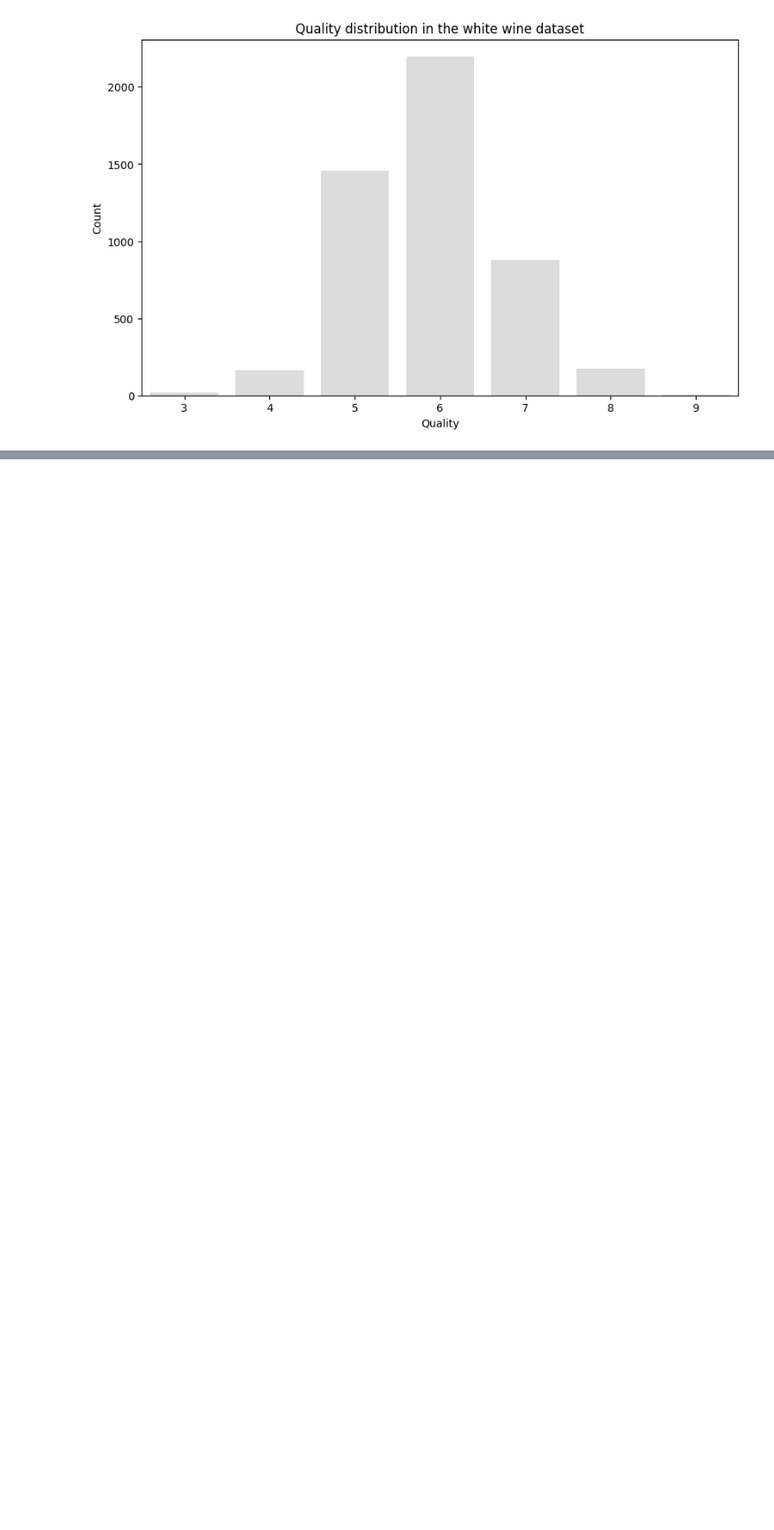
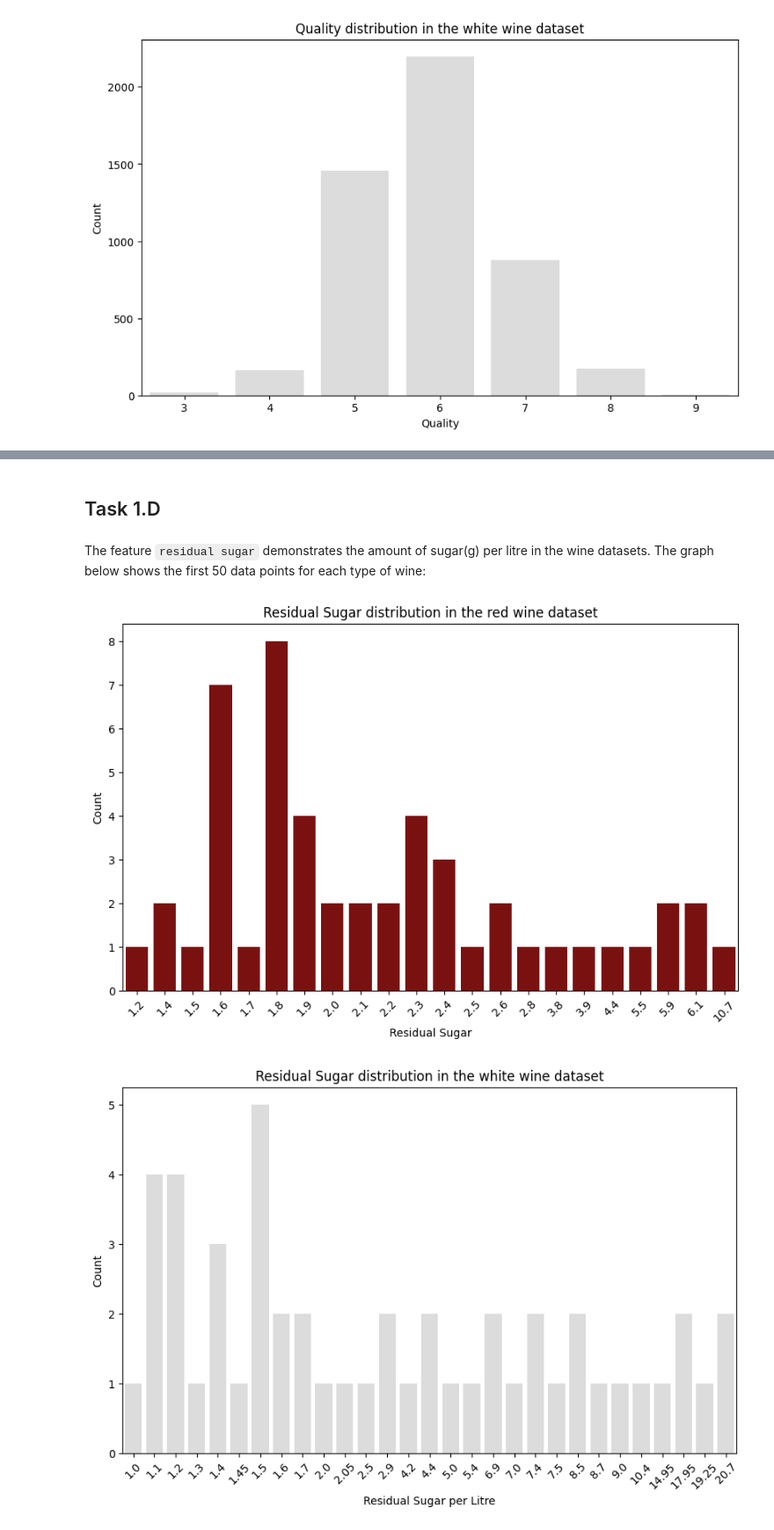
Before and after one commit to darioLabrador/vinho-verde, a Jupyter notebook: vinhoverde.ipynb, the cells around one changed output, grey strips where cells are left out. Shown at 88% size. Drawn from its saved outputs; the diff is of its cells as text; code cells hidden in the pictures; blank space fills up the shorter version.

Commit message:
Completed Task 2

```diff
--- a/vinhoverde.ipynb
+++ b/vinhoverde.ipynb
@@ -109,0 +201,27 @@ plt.close()
+# %% [markdown]
+## Task 1.D
+# %% [markdown]
+The feature `residual sugar` demonstrates the amount of sugar(g) per litre in the wine datasets. The graph below shows the first 50 data points for each type of wine:
+# %%
+# Plotting the distribution of residual sugar in red wine samples
+plt.figure(figsize = (10, 6))
+sns.countplot(x ="residual sugar",data=red_wine.head(50), color="darkred")
+plt.title("Residual Sugar distribution in the red wine dataset")
+plt.xlabel("Residual Sugar")
+plt.ylabel("Count")
+plt.tick_params(axis='x', rotation=45)
+plt.show()
+plt.close()
+
+# Plotting the distribution of residual sugar in white wine samples
+plt.figure(figsize = (10, 6))
+sns.countplot(x ="residual sugar",data=white_wine.head(50), color="gainsboro")
+plt.title("Residual Sugar distribution in the white wine dataset")
+plt.xlabel("Residual Sugar per Litre")
+plt.ylabel("Count")
+plt.tick_params(axis='x', rotation=45)
+plt.show()
+plt.close()
+# %% [output]
+[figure, added]
+[figure, added]
```
Also changed, not shown: parts of 29 cells of this notebook, 2 other files.
